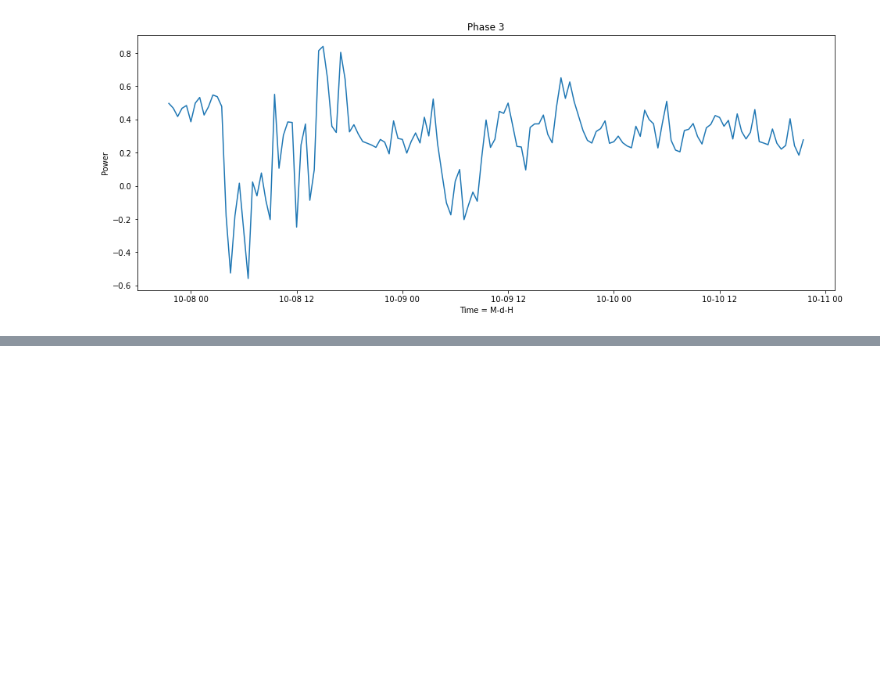
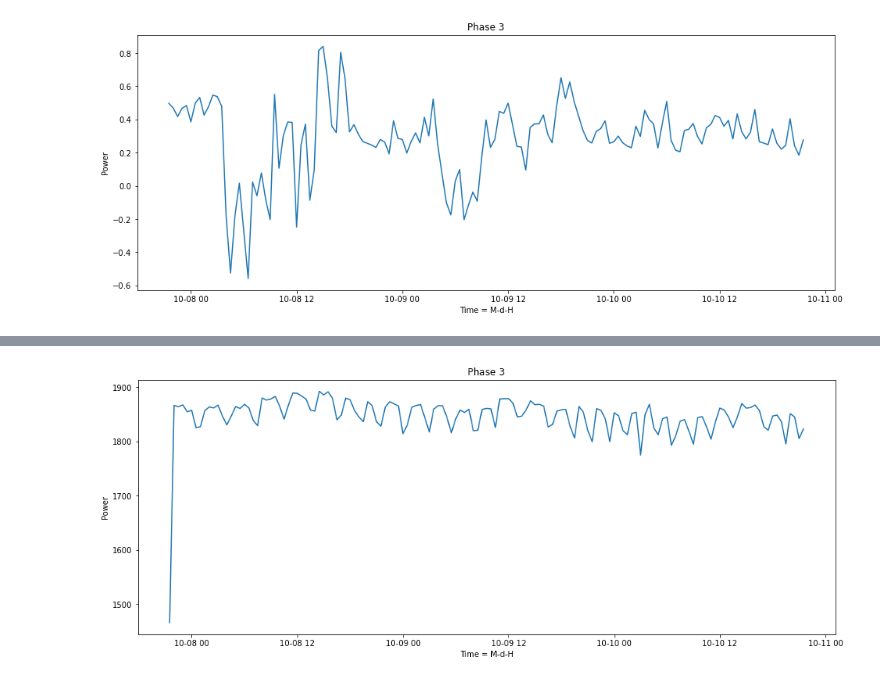
Before and after one commit to GStechschulte/energy-efficiency, a Jupyter notebook: load_profiles/all_machines_load_profile.ipynb, the cells around one changed output, grey strips where cells are left out. Drawn from its saved outputs; the diff is of its cells as text; code cells hidden in the pictures; blank space fills up the shorter version.

```diff
--- a/load_profiles/all_machines_load_profile.ipynb
+++ b/load_profiles/all_machines_load_profile.ipynb
@@ -12 +6,21 @@ machine5 = pd.read_csv('/Users/wastechs/Documents/data/clemap/cat/5fe340fc923d59
+# %%
+machine1 = pd.read_csv('/Users/wastechs/Documents/data/clemap/cat/5fe33f53923d596335e69d41.csv')
+machine2 = pd.read_csv('/Users/wastechs/Documents/data/clemap/cat/5fe3400d923d596335e69d42.csv')
+machine3 = pd.read_csv('/Users/wastechs/Documents/data/clemap/cat/5fe34044923d596335e69d43.csv')
+machine4 = pd.read_csv('/Users/wastechs/Documents/data/clemap/cat/5fe34060923d596335e69d44.csv')
+machine5 = pd.read_csv('/Users/wastechs/Documents/data/clemap/cat/5fe34098923d596335e69d46.csv')
+machine6 = pd.read_csv('/Users/wastechs/Documents/data/clemap/cat/5fe340b3923d596335e69d47.csv')
+machine7 = pd.read_csv('/Users/wastechs/Documents/data/clemap/cat/5fe340cb923d596335e69d48.csv')
+machine8 = pd.read_csv('/Users/wastechs/Documents/data/clemap/cat/5fe340e3923d596335e69d49.csv')
+machine9 = pd.read_csv('/Users/wastechs/Documents/data/clemap/cat/5fe340fc923d596335e69d4a.csv')
+machine10 = pd.read_csv('/Users/wastechs/Documents/data/clemap/cat/5fe34116923d596335e69d4b.csv')
+machine11 = pd.read_csv('/Users/wastechs/Documents/data/clemap/cat/5fe3412c923d596335e69d4c.csv')
+machine12 = pd.read_csv('/Users/wastechs/Documents/data/clemap/cat/5fe34145923d596335e69d4d.csv')
+machine13 = pd.read_csv('/Users/wastechs/Documents/data/clemap/cat/5fe3415e923d596335e69d4e.csv')
+machine14 = pd.read_csv('/Users/wastechs/Documents/data/clemap/cat/5fe3417a923d596335e69d4f.csv')
+machine15 = pd.read_csv('/Users/wastechs/Documents/data/clemap/cat/5fe34191923d596335e69d50.csv')
+machine16 = pd.read_csv('/Users/wastechs/Documents/data/clemap/cat/5fe341bd923d596335e69d51.csv')
+machine17 = pd.read_csv('/Users/wastechs/Documents/data/clemap/cat/5fe341d4923d596335e69d52.csv')
+machine18 = pd.read_csv('/Users/wastechs/Documents/data/clemap/cat/5fe341ee923d596335e69d53.csv')
+machine19 = pd.read_csv('/Users/wastechs/Documents/data/clemap/cat/6017e77a42d6f4614409d192.csv')
 # %%
@@ -31,0 +62,4 @@ load_plotter(machine5, True).plot('P', 3, '30T') ## This is interesting - fracti
+# %%
+load_plotter(machine10, True).plot('P', 3, '30T')
+# %% [output]
+[figure, added]
```
Also changed, not shown: parts of 15 cells of this notebook, 1 other file.
